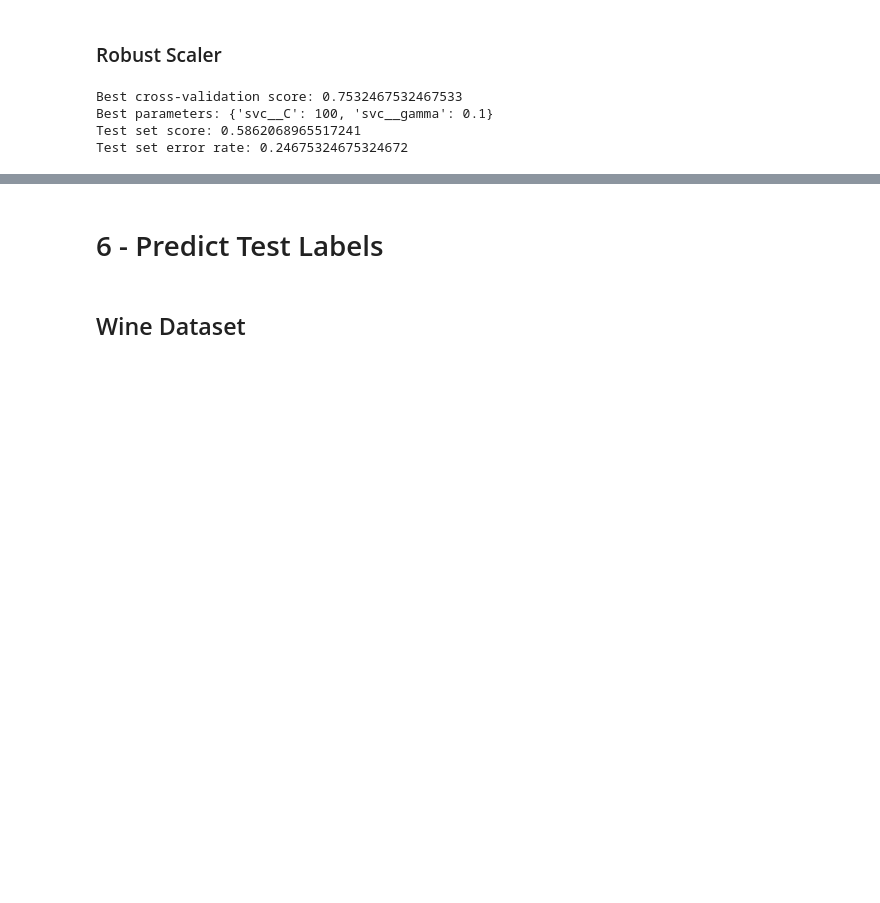
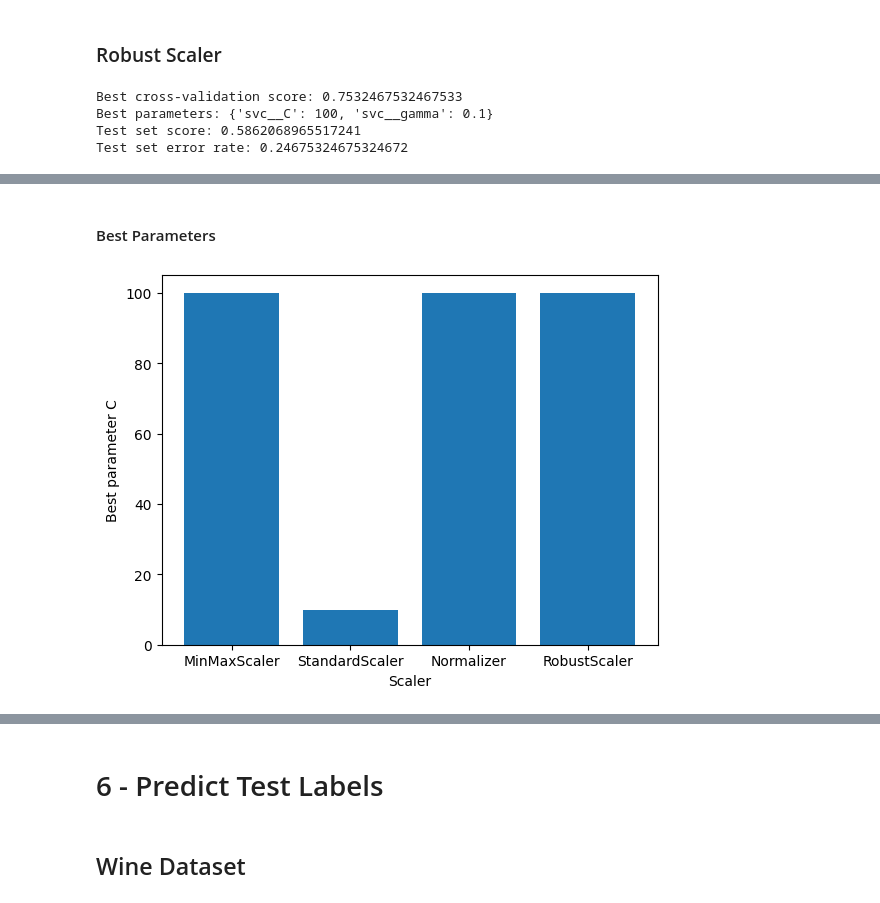
Before and after one commit to mbeps/Machine-Learning-Assignment-3, a Jupyter notebook: Assignment_3.ipynb, the cells around one changed output, grey strips where cells are left out. Drawn from its saved outputs; the diff is of its cells as text; code cells hidden in the pictures; blank space fills up the shorter version.

```diff
--- a/Assignment_3.ipynb
+++ b/Assignment_3.ipynb
@@ -275,0 +293,10 @@ Test set error rate: 0.24675324675324672
+# %% [markdown]
+#### Best Parameters
+# %%
+best_params: dict[str, float] = {key: pipe.best_params['svc__C'] for key, pipe in zip_super_pipes.items()}
+plt.bar(best_params.keys(), best_params.values())
+plt.ylabel("Best parameter C")
+plt.xlabel("Scaler")
+plt.show()
+# %% [output]
+[figure, added]
```
Also changed, not shown: parts of 8 cells of this notebook.
